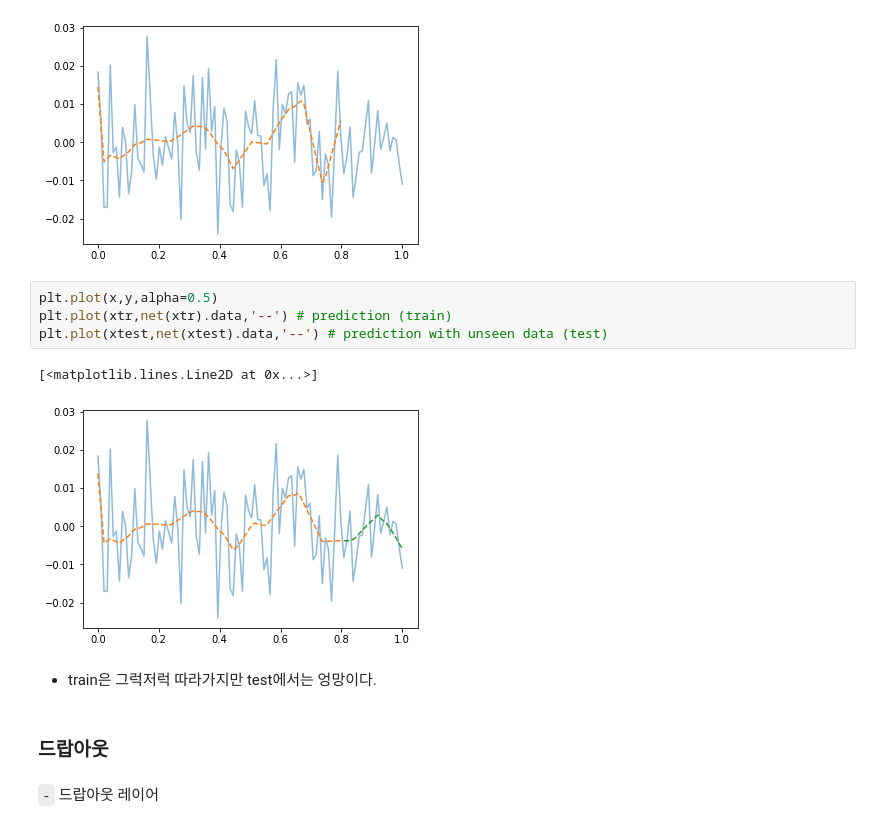
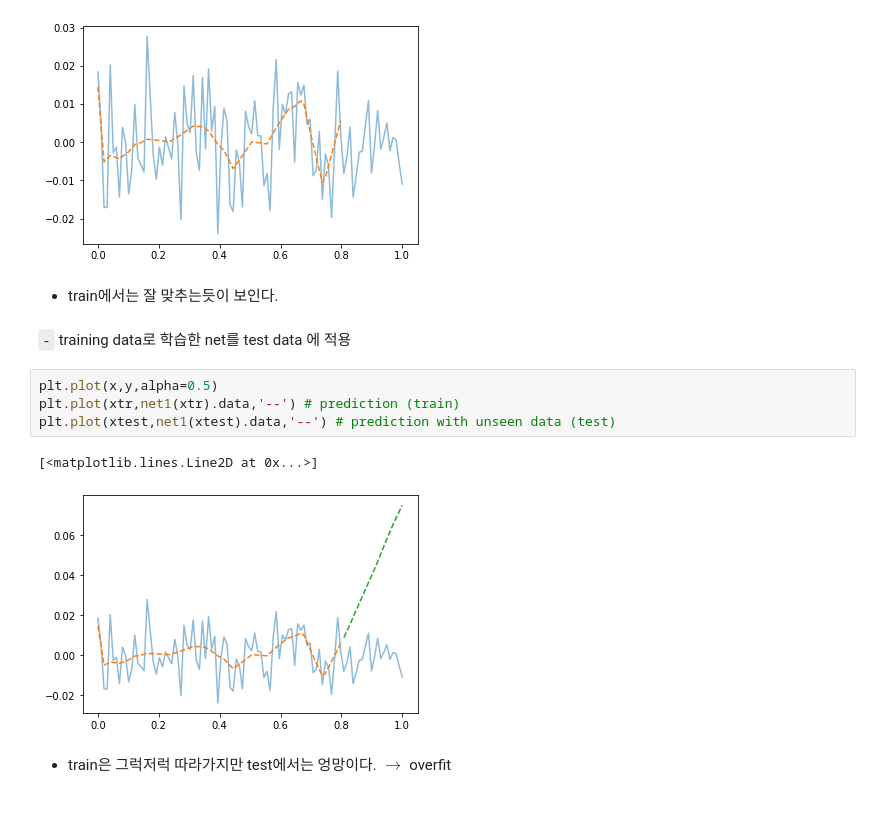
Before and after one commit to guebin/DL2022_backup, a Jupyter notebook: _notebooks/2022-10-11-(6주차) 10월11일.ipynb, the cells around one changed output. Cells and saved outputs as stored; diff of their text form.

```diff
--- a/_notebooks/2022-10-11-(6주차) 10월11일.ipynb
+++ b/_notebooks/2022-10-11-(6주차) 10월11일.ipynb
@@ -1278,16 +1289,16 @@ plt.plot(xtr,net1(xtr).data,'--') # prediction (train)
 # %% [output]
 [<matplotlib.lines.Line2D at 0x...>]
 [figure]
+# %% [markdown]
+- train에서는 잘 맞추는듯이 보인다.
+# %% [markdown]
+`-` training data로 학습한 net를 test data 에 적용
 # %%
 plt.plot(x,y,alpha=0.5)
-plt.plot(xtr,net(xtr).data,'--') # prediction (train)
-plt.plot(xtest,net(xtest).data,'--') # prediction with unseen data (test)
+plt.plot(xtr,net1(xtr).data,'--') # prediction (train)
+plt.plot(xtest,net1(xtest).data,'--') # prediction with unseen data (test)
 # %% [output]
 [<matplotlib.lines.Line2D at 0x...>]
-[figure, old version]
+[figure, new version]
 # %% [markdown]
-- train은 그럭저럭 따라가지만 test에서는 엉망이다.
+- train은 그럭저럭 따라가지만 test에서는 엉망이다. $\to$ overfit
-# %% [markdown]
-### 드랍아웃
-# %% [markdown]
-`-` 드랍아웃 레이어
```
Also changed, not shown: parts of 55 cells of this notebook, 2 other files.
